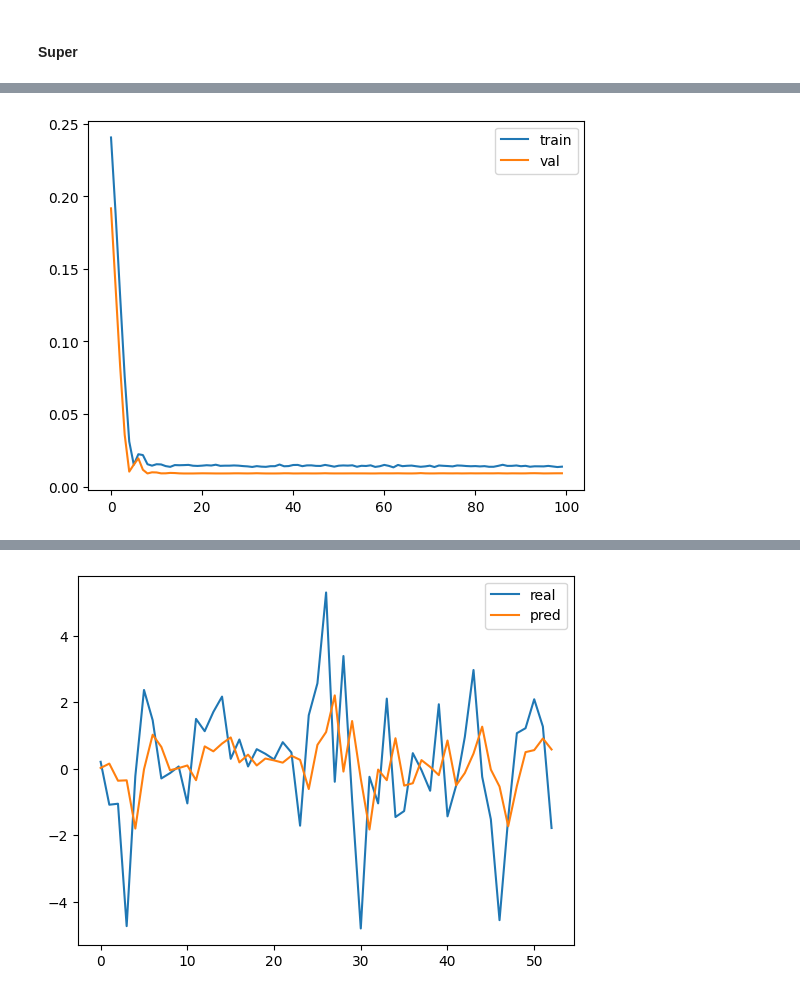
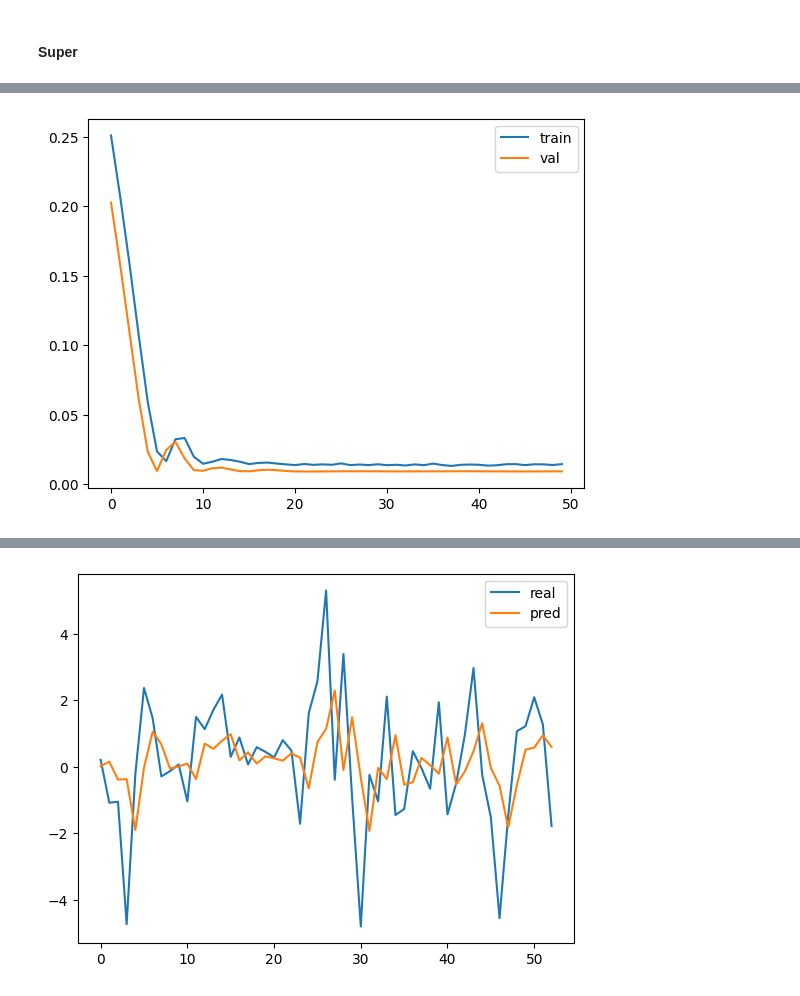
Before and after one commit to FranzCastillo/GUA-Gasoline-Analysis, a Jupyter notebook: LSTM.ipynb, the cells around one changed output, grey strips where cells are left out. Saved outputs shown, nothing was run; the diff lists cells and outputs as text; code cells hidden in the pictures.

```diff
--- a/LSTM.ipynb
+++ b/LSTM.ipynb
@@ -644,4 +503,12 @@ model_super_v2 = tf.keras.models.Sequential([
 # %%
-model_super_v2.compile(optimizer='adam', loss='mean_squared_error')
+model_super_v2 = KerasRegressor(model=create_model_super_v2, verbose=0)
 # %%
-model_super_v2.summary()
+param_grid_super_v2 = {
+    'model__lstm_units': [50, 100],
+    'model__dense_units': [25, 50],
+    'model__dropout_rate': [0.2, 0.3],
+    'batch_size': [32, 64],
+    'epochs': [50, 100]
+}
+
+grid_super_v2 = GridSearchCV(estimator=model_super_v2, param_grid=param_grid_super_v2, cv=3, verbose=1, n_jobs=-1)
@@ -670,10 +515,7 @@ Model: "sequential_19"
 # %%
-history_super_v2 = model_super_v2.fit(
-    X_train_super,
-    y_train_super,
-    epochs=100,
-    batch_size=36,
-    validation_data=(X_val_super, y_val_super),
-    verbose=1
-)
+grid_result_super_v2 = grid_super_v2.fit(X_train_super, y_train_super, validation_data=(X_val_super, y_val_super))
+
+print(f"Mejor resultado: {grid_result_super_v2.best_score_} usando {grid_result_super_v2.best_params_}")
+
+best_model_super_v2 = grid_result_super_v2.best_estimator_
 # %% [output]
@@ -697,8 +524,8 @@ Epoch 100/100
 # %%
-plt.plot(history_super_v2.history['loss'], label='train')
-plt.plot(history_super_v2.history['val_loss'], label='val')
+plt.plot(best_model_super_v2.history_['loss'], label='train')
+plt.plot(best_model_super_v2.history_['val_loss'], label='val')
 plt.legend()
 plt.show()
 # %% [output]
-[figure, old version]
+[figure, new version]
 # %%
```
Also changed, not shown: parts of 52 cells of this notebook, 1 other file.
